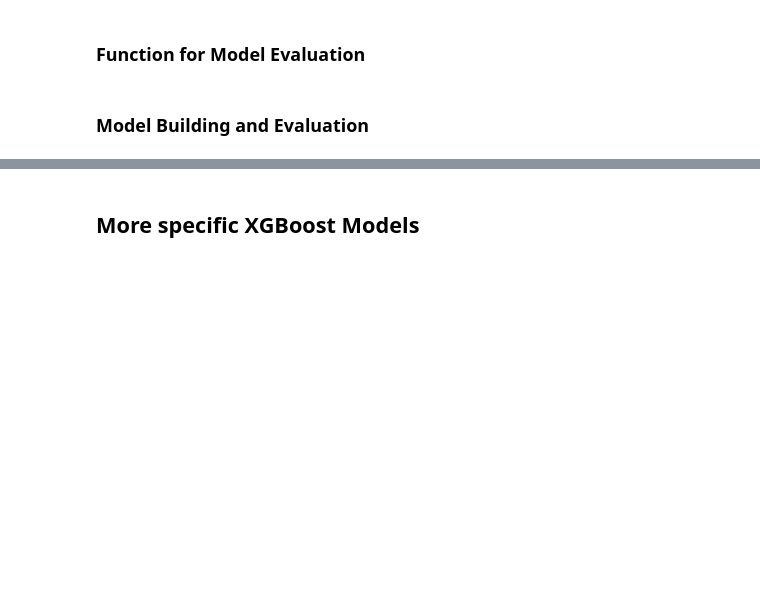
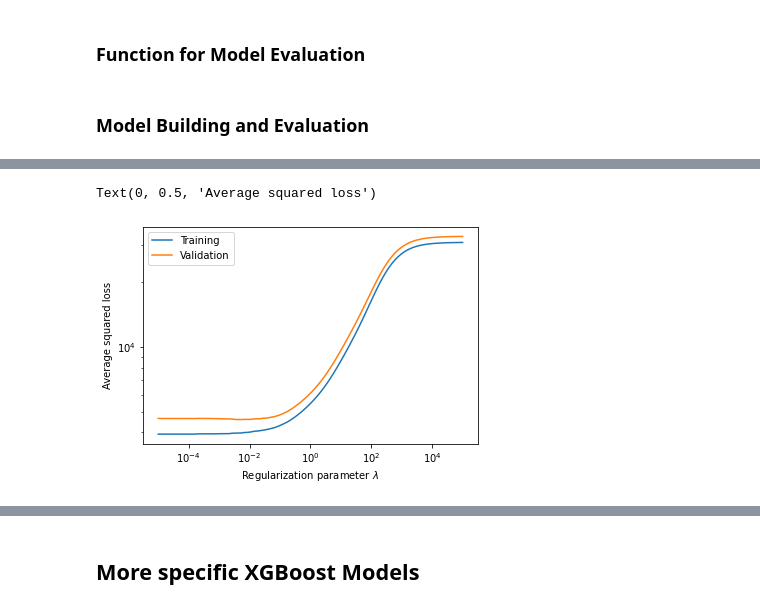
Before and after one commit to NinoVo931/AA_Project, a Jupyter notebook: Prediction.ipynb, the cells around one changed output, grey strips where cells are left out. Cells and saved outputs as stored; diff of their text form; code cells hidden in the pictures; blank space fills up the shorter version.

```diff
--- a/Prediction.ipynb
+++ b/Prediction.ipynb
@@ -276,0 +345,27 @@ def model_comparison(feature_list):
+# %%
+# Penalty / Regularization Factor (Lambda) Tuning for Ridge Regression (L2-Regression)
+
+poly_reg = PolynomialFeatures (degree = 5)
+x_poly = poly_reg.fit_transform(X_train)
+
+lam = np.logspace(-5, 5, 100)
+
+err_train_reg = []
+err_test_reg = []
+
+for l in lam:
+
+    model_L2 = Ridge(alpha = l, normalize = True, solver = 'lsqr')
+    model_L2.fit(x_poly, y_train)
+
+    err_train_reg.append(((model_L2.predict(x_poly) - y_train)**2).mean())
+    err_test_reg.append(((model_L2.predict(poly_reg.fit_transform(X_test)) - y_test)**2).mean())
+
+plt.loglog(lam, err_train_reg, lam, err_test_reg)
+plt.legend(["Training", "Validation"])
+plt.xlabel("Regularization parameter $\lambda$")
+plt.ylabel("Average squared loss")
+# print(err_test_reg)
+# %% [output]
+Text(0, 0.5, 'Average squared loss')
+[figure, added]
```
Also changed, not shown: parts of 21 cells of this notebook.
